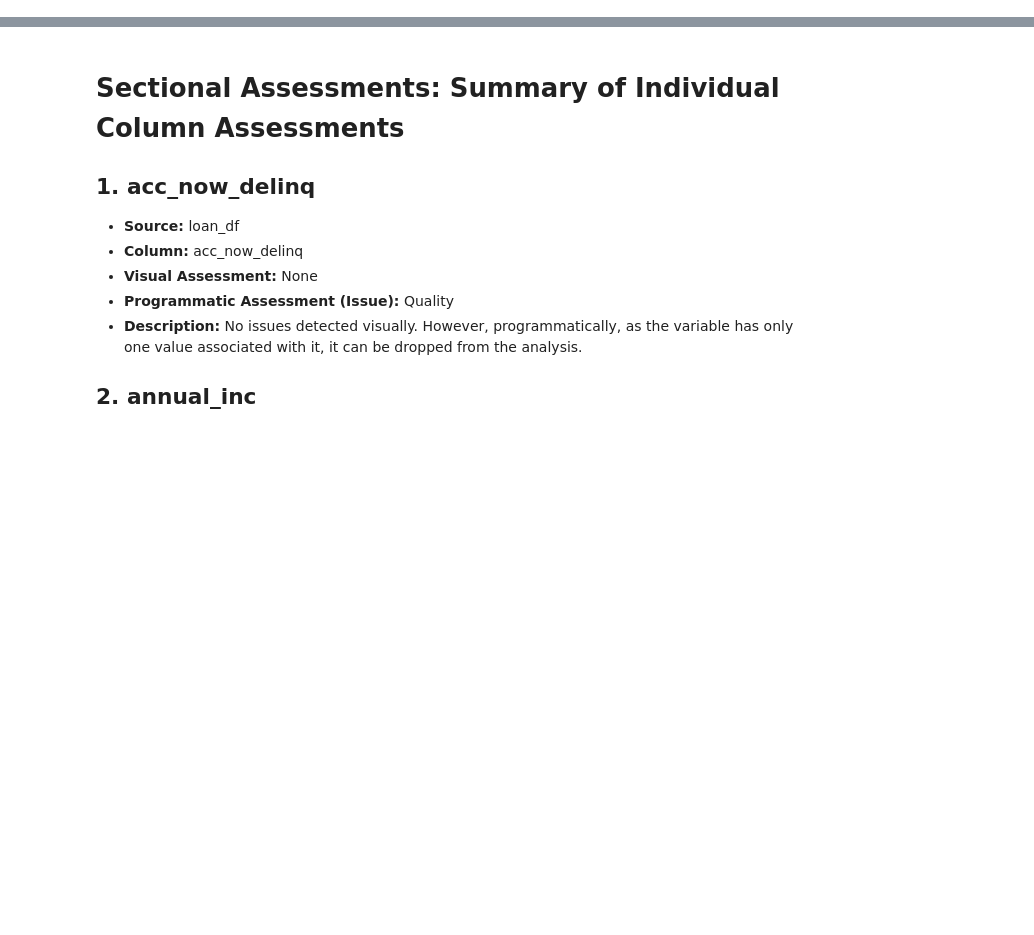
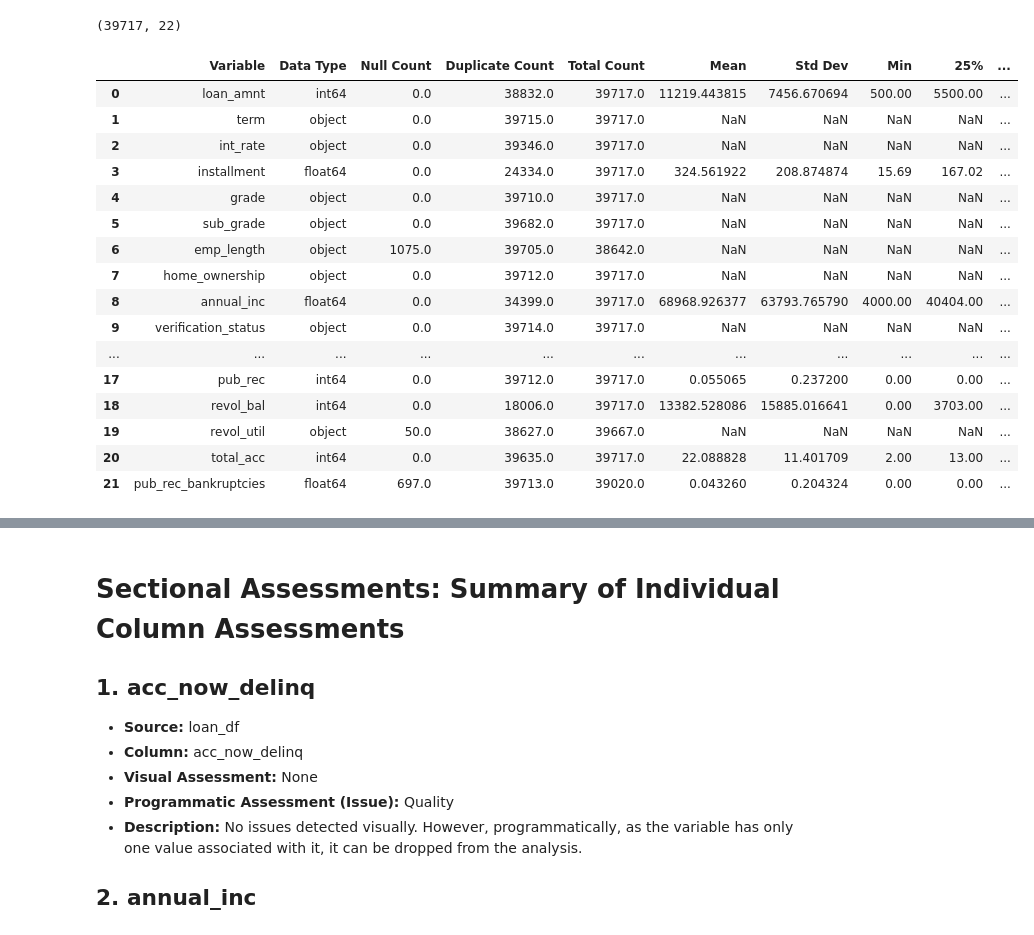
Before and after one commit to SouhardyaBiswas/Lending_Club_CaseStudy, a Jupyter notebook: code/Lending_Club_Case_Study.ipynb, the cells around one changed output, grey strips where cells are left out. Cells and saved outputs as stored; diff of their text form; code cells hidden in the pictures; blank space fills up the shorter version.

```diff
--- a/code/Lending_Club_Case_Study.ipynb
+++ b/code/Lending_Club_Case_Study.ipynb
@@ -590,0 +433,8 @@ verification_status  38577      3  Not Verified  16694
+# %%
+
+# Identify columns where all the value are same or no variant in data
+cols_to_drop = loanDataInsights[(loanDataInsights["Unique Values of numbers"] == 1) | ((loanDataInsights["Unique Values of String"] == 1))]['Variable']
+
+# Drop the columns
+print(cols_to_drop)
+loanData.drop(cols_to_drop, axis=1, inplace=True)
@@ -590,0 +468,2 @@ verification_status  38577      3  Not Verified  16694
+# %%
+loanData.drop(["id", "member_id"], axis=1, inplace=True)
@@ -590,0 +491,4 @@ verification_status  38577      3  Not Verified  16694
+# %%
+colums_to_remove_as_out_of_scope = ["emp_title", "url", "desc", "title", "zip_code", "addr_state"]
+
+loanData.drop(colums_to_remove_as_out_of_scope, axis=1, inplace=True)
@@ -590,0 +526,19 @@ verification_status  38577      3  Not Verified  16694
+# %%
+post_approval_colums_to_remove = ["funded_amnt",
+"funded_amnt_inv",
+"issue_d",
+"out_prncp",
+"out_prncp_inv",
+"total_pymnt",
+"total_pymnt_inv",
+"total_rec_prncp",
+"total_rec_int",
+"total_rec_late_fee",
+"recoveries",
+"collection_recovery_fee",
+"last_pymnt_d",
+"last_pymnt_amnt",
+"last_credit_pull_d"
+]
+
+loanData.drop(post_approval_colums_to_remove, axis=1, inplace=True)
@@ -590,0 +551,25 @@ verification_status  38577      3  Not Verified  16694
+# %%
+loanData.shape
+# %% [output]
+(39717, 22)
+# %%
+loanDataInsights = get_statistics_of_data(loanData)
+loanDataInsights
+# %% [output]
+|  | Variable | Data Type | Null Count | Duplicate Count | Total Count | Mean | Std Dev | Min | 25% | ... |
+| 0 | loan_amnt | int64 | 0.0 | 38832.0 | 39717.0 | 11219.443815 | 7456.670694 | 500.00 | 5500.00 | ... |
+| 1 | term | object | 0.0 | 39715.0 | 39717.0 | NaN | NaN | NaN | NaN | ... |
+| 2 | int_rate | object | 0.0 | 39346.0 | 39717.0 | NaN | NaN | NaN | NaN | ... |
+| 3 | installment | float64 | 0.0 | 24334.0 | 39717.0 | 324.561922 | 208.874874 | 15.69 | 167.02 | ... |
+| 4 | grade | object | 0.0 | 39710.0 | 39717.0 | NaN | NaN | NaN | NaN | ... |
+| 5 | sub_grade | object | 0.0 | 39682.0 | 39717.0 | NaN | NaN | NaN | NaN | ... |
+| 6 | emp_length | object | 1075.0 | 39705.0 | 38642.0 | NaN | NaN | NaN | NaN | ... |
+| 7 | home_ownership | object | 0.0 | 39712.0 | 39717.0 | NaN | NaN | NaN | NaN | ... |
+| 8 | annual_inc | float64 | 0.0 | 34399.0 | 39717.0 | 68968.926377 | 63793.765790 | 4000.00 | 40404.00 | ... |
+| 9 | verification_status | object | 0.0 | 39714.0 | 39717.0 | NaN | NaN | NaN | NaN | ... |
+| ... | ... | ... | ... | ... | ... | ... | ... | ... | ... | ... |
+| 17 | pub_rec | int64 | 0.0 | 39712.0 | 39717.0 | 0.055065 | 0.237200 | 0.00 | 0.00 | ... |
+| 18 | revol_bal | int64 | 0.0 | 18006.0 | 39717.0 | 13382.528086 | 15885.016641 | 0.00 | 3703.00 | ... |
+| 19 | revol_util | object | 50.0 | 38627.0 | 39667.0 | NaN | NaN | NaN | NaN | ... |
+| 20 | total_acc | int64 | 0.0 | 39635.0 | 39717.0 | 22.088828 | 11.401709 | 2.00 | 13.00 | ... |
+| 21 | pub_rec_bankruptcies | float64 | 697.0 | 39713.0 | 39020.0 | 0.043260 | 0.204324 | 0.00 | 0.00 | ... |
```
Also changed, not shown: parts of 101 cells of this notebook.
